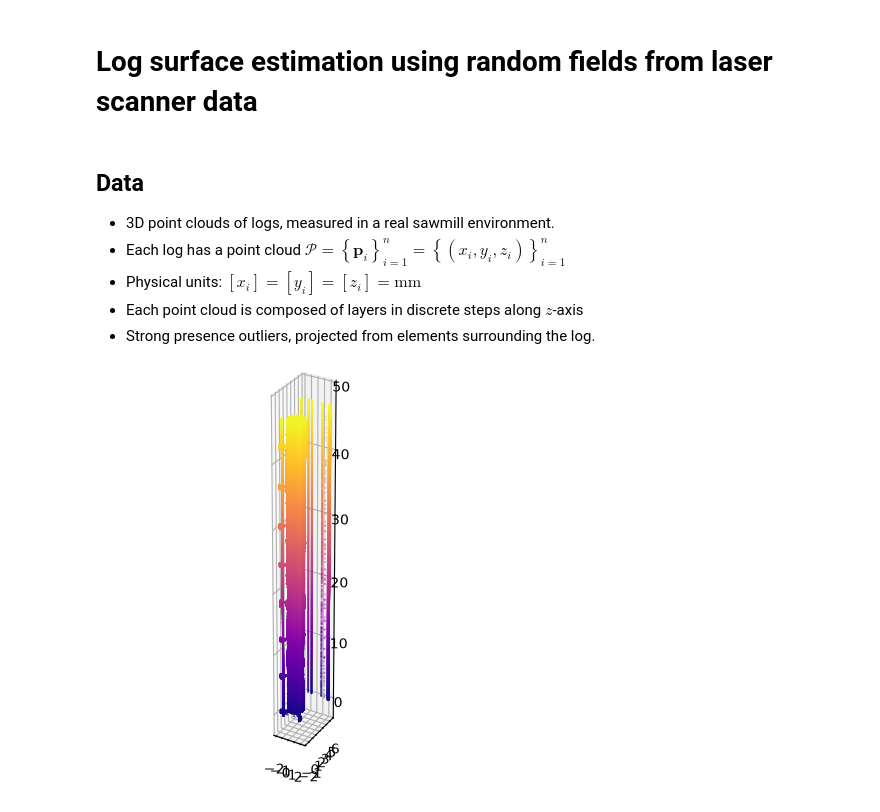
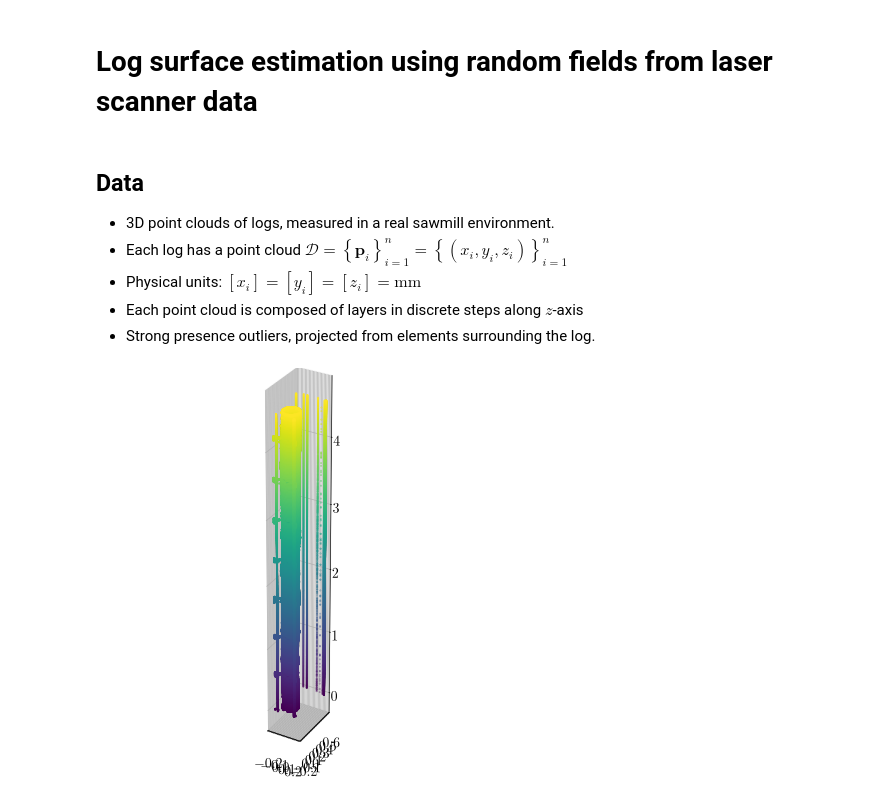
Before and after one commit to imveikka/bcpe, a Jupyter notebook: project/project.ipynb, the cells around one changed output. Drawn from its saved outputs; the diff is of its cells as text; code cells hidden in the pictures.

```diff
--- a/project/project.ipynb
+++ b/project/project.ipynb
@@ -5,25 +5,33 @@ import numpy as np
 import matplotlib.pyplot as plt
 import h5py
 
-import util
+from fdm import MaternFDMSPDESampler
+from sampling import sample_log
+from util import load_pointcloud, cut_auto
+from initialization import init_log, get_circle_points
+
+import scienceplots
+plt.style.use(['science'])
 # %% [markdown]
 ## Data
 
 * 3D point clouds of logs, measured in a real sawmill environment.
-* Each log has a point cloud $\mathcal{P} = \left\{ \bm{p}_i \right\}_{i=1}^n = \left\{(x_i, y_i, z_i) \right\}_{i=1}^n$
+* Each log has a point cloud $\mathcal{D} = \left\{ \bm{p}_i \right\}_{i=1}^n = \left\{(x_i, y_i, z_i) \right\}_{i=1}^n$
 * Physical units: $[x_i] = [y_i] = [z_i] = \text{mm}$
 * Each point cloud is composed of layers in discrete steps along $z$-axis
 * Strong presence outliers, projected from elements surrounding the log.
 # %%
 pointclouds = h5py.File("./pointclouds.h5", "r")
-layers, points = util.load_pointcloud(pointclouds, "log001", scale=100, return_layers=True)
+layers, points = load_pointcloud(pointclouds, "log001", scale=1000, return_layers=True)
+layers, points = cut_auto(layers, points)
+points[..., 2] -= points[..., 2].min()
 
 _, ax = plt.subplots(figsize=(5, 5), subplot_kw={"projection": "3d"})
-ax.scatter(*points.T, s=0.1, c=layers, cmap="plasma")
+ax.scatter(*points.T, s=0.1, c=layers)
 ax.set_aspect("equal")
 plt.show()
 # %% [output]
-[figure, old version]
+[figure, new version]
 # %% [markdown]
 ## Objective
 
```
Also changed, not shown: parts of 6 cells of this notebook, 9 other files.
